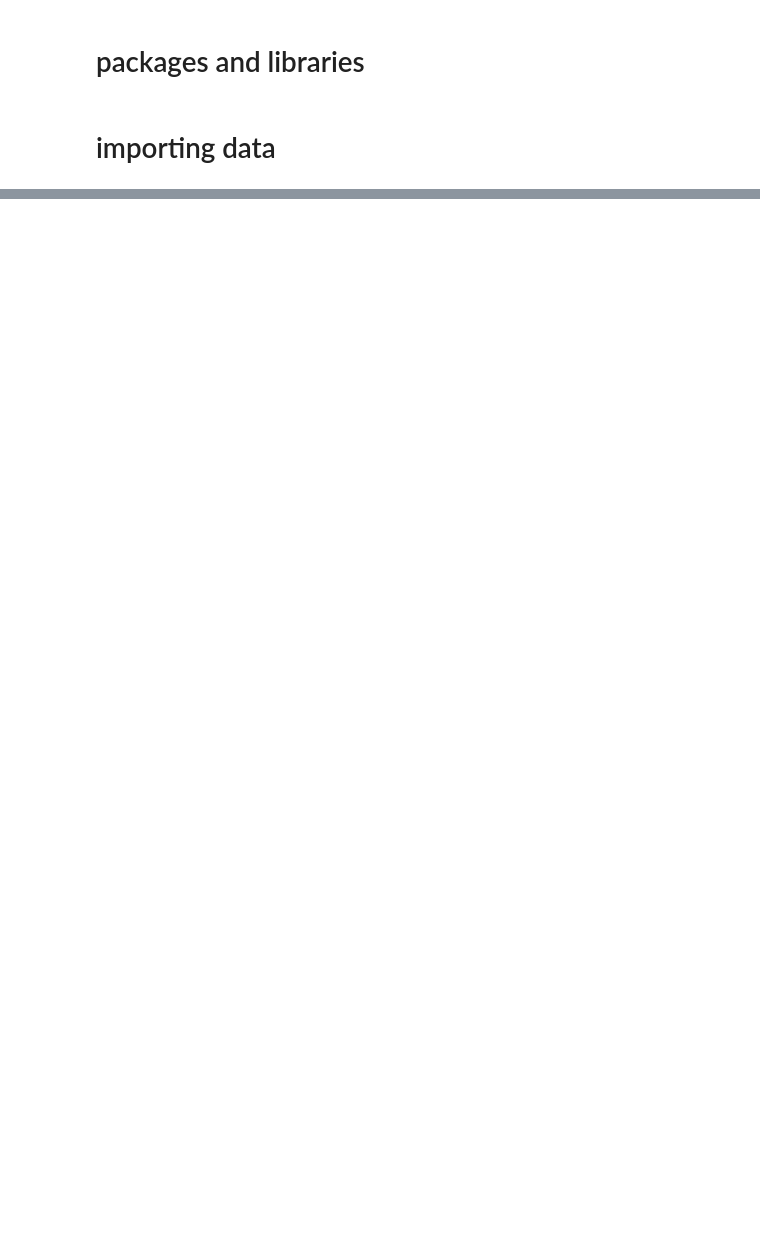
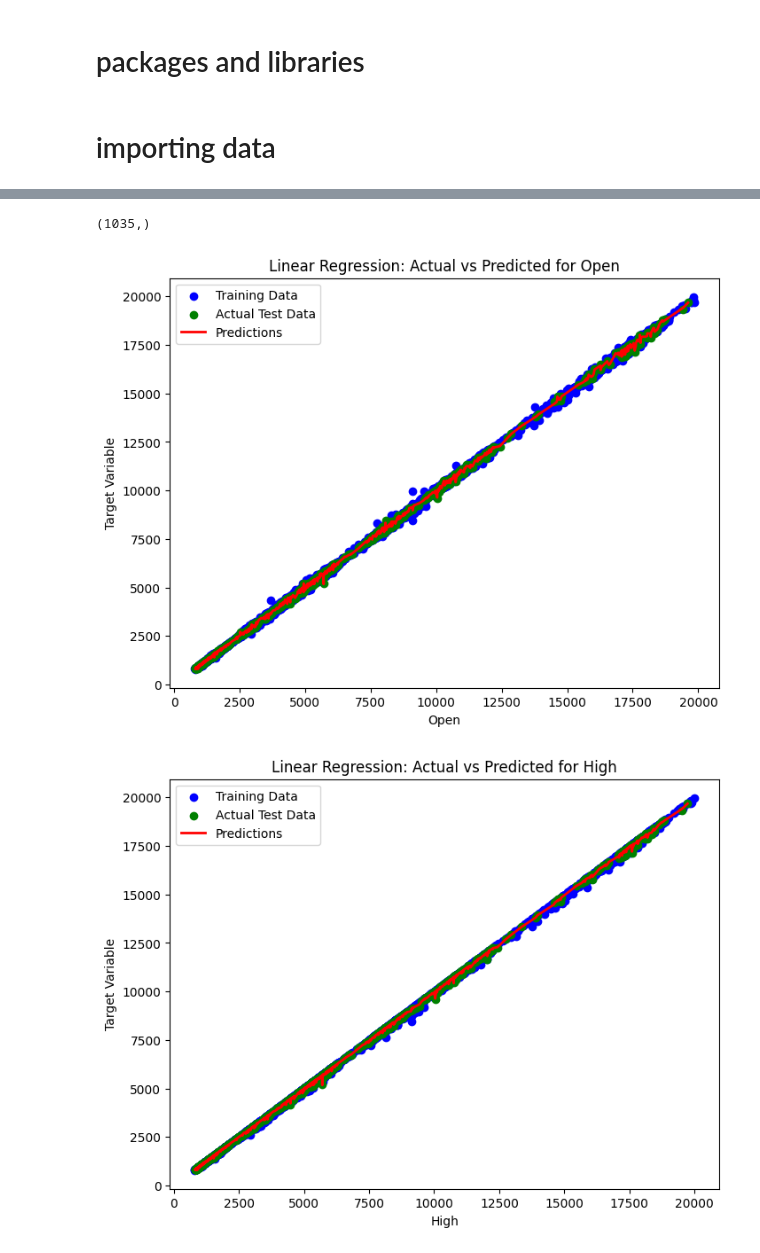
Before and after one commit to ansh2903/Market-Forecasting, a Jupyter notebook: minor project/minor project.ipynb, the cells around one changed output, grey strips where cells are left out. Saved outputs shown, nothing was run; the diff lists cells and outputs as text; code cells hidden in the pictures; blank space fills up the shorter version.

```diff
--- a/minor project/minor project.ipynb
+++ b/minor project/minor project.ipynb
@@ -81,0 +77,2 @@ X_train, X_test, y_train, y_test = train_test_split(X, y, test_size = 0.2, rando
+# %%
+Linear_Regression.fit(X_train, y_train)
@@ -81,0 +81,2 @@ X_train, X_test, y_train, y_test = train_test_split(X, y, test_size = 0.2, rando
+# %%
+Linear_Regression_prediction = Linear_Regression.predict(X_test)
@@ -81,0 +126,30 @@ X_train, X_test, y_train, y_test = train_test_split(X, y, test_size = 0.2, rando
+# %%
+Linear_Regression_prediction.shape
+# %% [output]
+(1035,)
+# %%
+# Assuming X_test is a DataFrame with 4 columns
+feature_names = ['Open', 'High', 'Low', 'Chg%']
+
+# Plot each feature against the target variable
+for i in range(X_test.shape[1]):
+    plt.figure(figsize=(8, 6))
+
+    # Scatter plot for training data
+    plt.scatter(X_train.iloc[:, i], y_train, color='blue', label='Training Data')
+
+    # Scatter plot for actual test data
+    plt.scatter(X_test.iloc[:, i], y_test, color='green', label='Actual Test Data')
+
+    # Sort the predicted values based on the feature for a smooth line plot
+    sorted_indices = X_test.iloc[:, i].argsort()
+    plt.plot(X_test.iloc[:, i].iloc[sorted_indices], Linear_Regression_prediction[sorted_indices], color='red', linewidth=2, label='Predictions')
+
+    plt.title(f'Linear Regression: Actual vs Predicted for {feature_names[i]}')
+    plt.xlabel(f'{feature_names[i]}')
+    plt.ylabel('Target Variable')
+    plt.legend()
+    plt.show()
+# %% [output]
+[figure, added]
+[figure, added]
```
Also changed, not shown: parts of 57 cells of this notebook.
